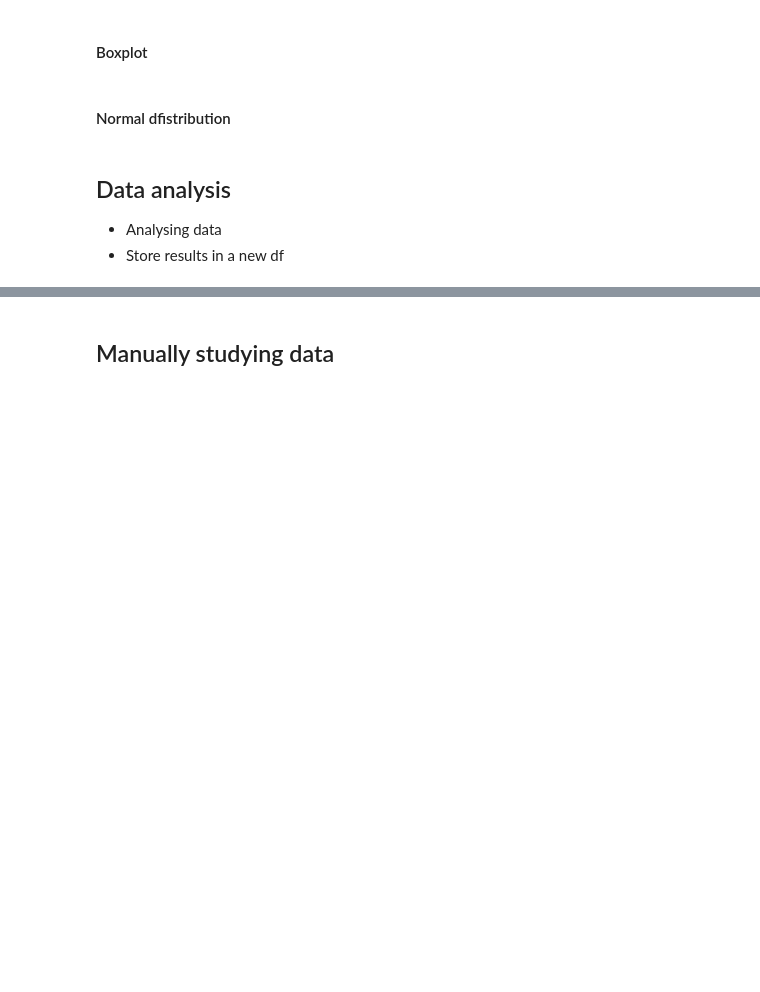
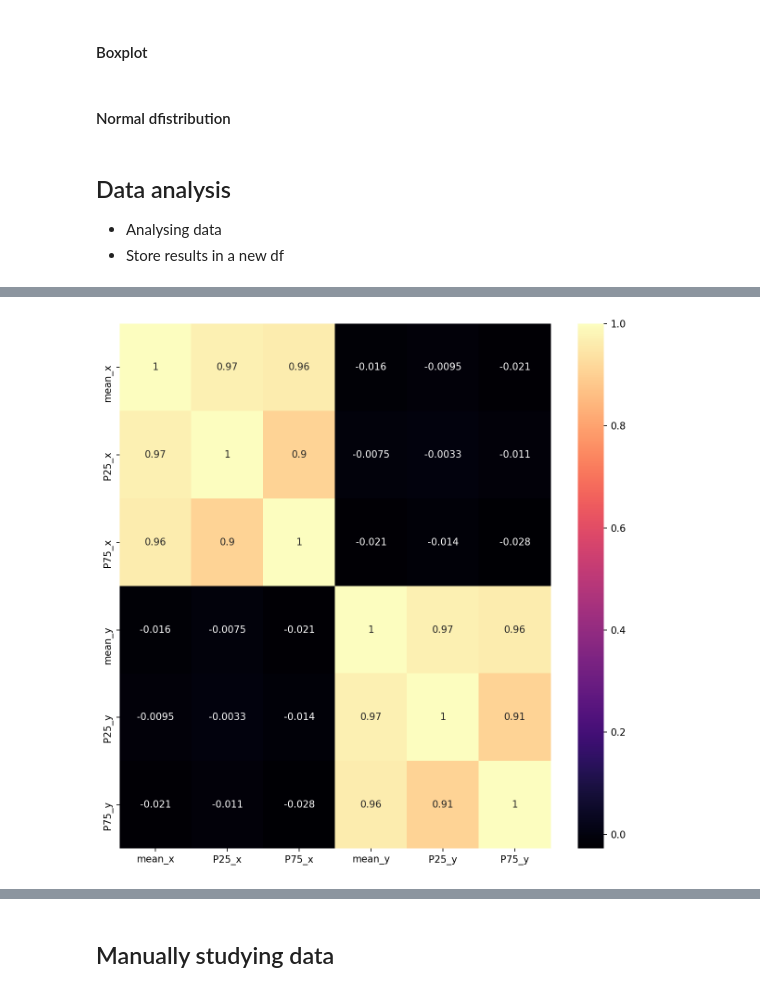
Before and after one commit to darioWorknet/NBA_stats, a Jupyter notebook: request_test.ipynb, the cells around one changed output, grey strips where cells are left out. Saved outputs shown, nothing was run; the diff lists cells and outputs as text; code cells hidden in the pictures; blank space fills up the shorter version.

```diff
--- a/request_test.ipynb
+++ b/request_test.ipynb
@@ -81,0 +101,11 @@ stats_df = resources.nba_stats.stats(df)
+# %%
+merged = pd.merge(left=df, right=stats_df, how='inner',
+                 left_on='HomeTeam', right_on='team')
+
+merged = pd.merge(left=merged, right=stats_df, how='inner',
+                 left_on='AwayTeam', right_on='team')
+
+X = merged.iloc[:, np.r_[6:13, 14:21]]
+
+X = X.iloc[:, [0,1,2   ,7,8,9]]
+X.head()
@@ -81,0 +119,7 @@ stats_df = resources.nba_stats.stats(df)
+# %%
+f_size = 10
+plt.figure(figsize=(f_size,f_size), dpi=150)
+sns.heatmap(X.corr(), annot = True, cmap = 'magma')
+plt.show()
+# %% [output]
+[figure, added]
```
Also changed, not shown: parts of 17 cells of this notebook, 12 other files.
